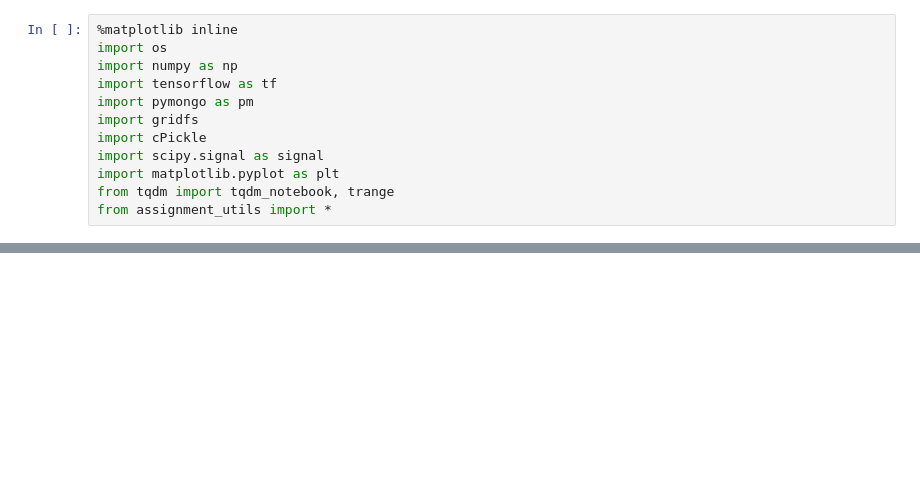
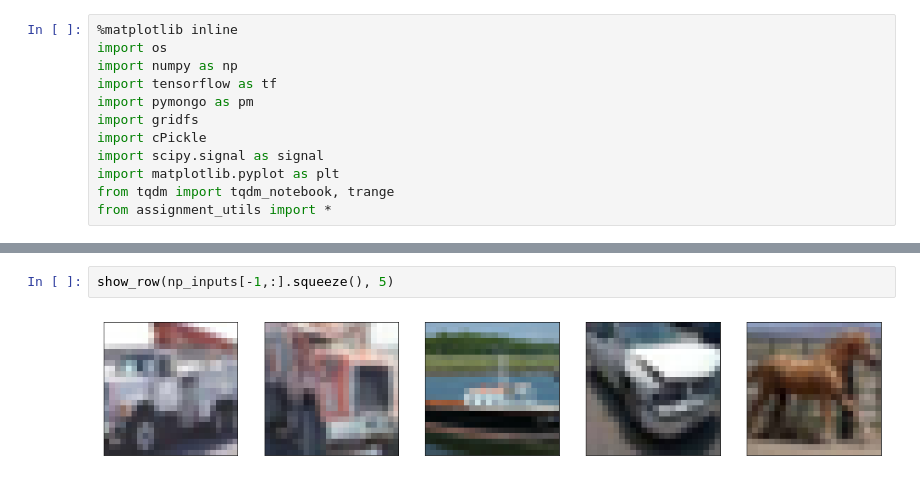
Before and after one commit to j-abc/cs375, a Jupyter notebook: 2017/assignment2/PollingBook.ipynb, the cells around one changed output, grey strips where cells are left out. Cells and saved outputs as stored; diff of their text form; blank space fills up the shorter version.

```diff
--- a/2017/assignment2/PollingBook.ipynb
+++ b/2017/assignment2/PollingBook.ipynb
@@ -104,0 +77,4 @@ p22_training2(texp_id,coll)
+# %%
+show_row(np_inputs[-1,:].squeeze(), 5)
+# %% [output]
+[figure, added]
```
Also changed, not shown: parts of 35 cells of this notebook, 4 other files.
